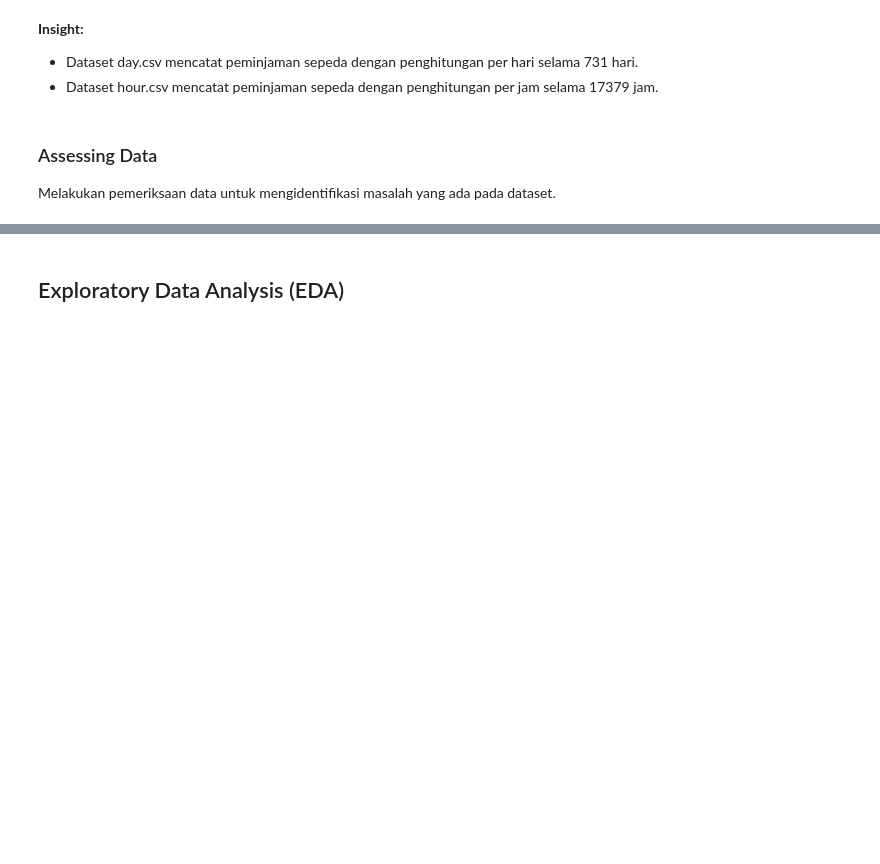
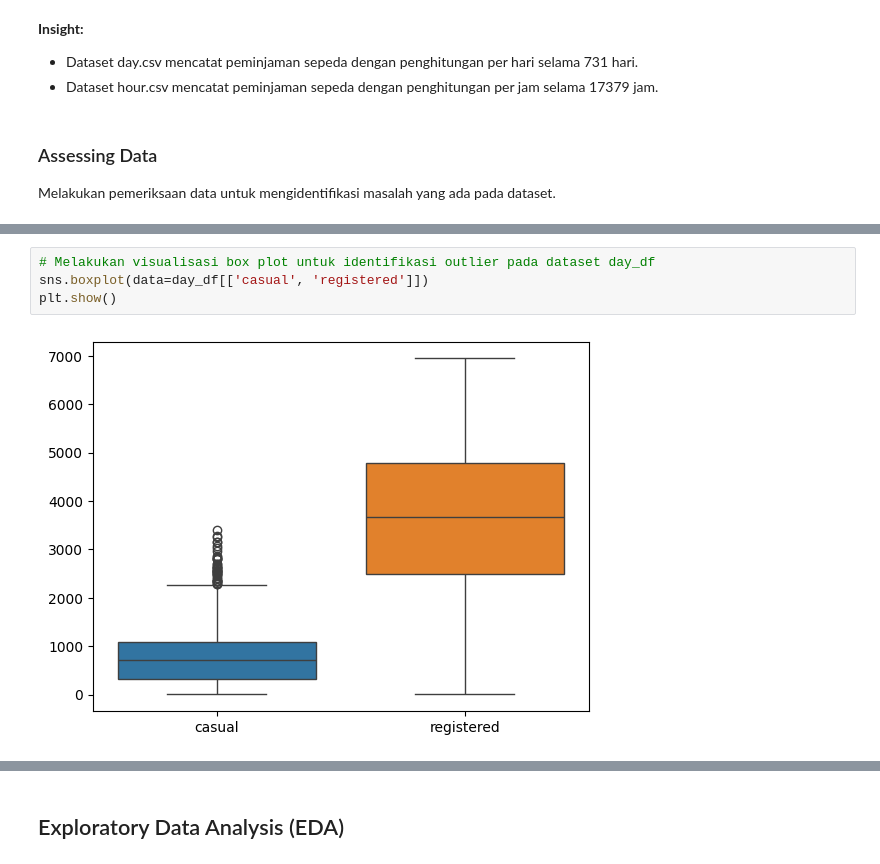
Before and after one commit to nikolaizz/bike-sharing-data-analysis, a Jupyter notebook: notebook.ipynb, the cells around one changed output, grey strips where cells are left out. Saved outputs shown, nothing was run; the diff lists cells and outputs as text; blank space fills up the shorter version.

```diff
--- a/notebook.ipynb
+++ b/notebook.ipynb
@@ -126,0 +146,6 @@ print(outliers)
+# %%
+# Melakukan visualisasi box plot untuk identifikasi outlier pada dataset day_df
+sns.boxplot(data=day_df[['casual', 'registered']])
+plt.show()
+# %% [output]
+[figure, added]
```
Also changed, not shown: parts of 56 cells of this notebook.
